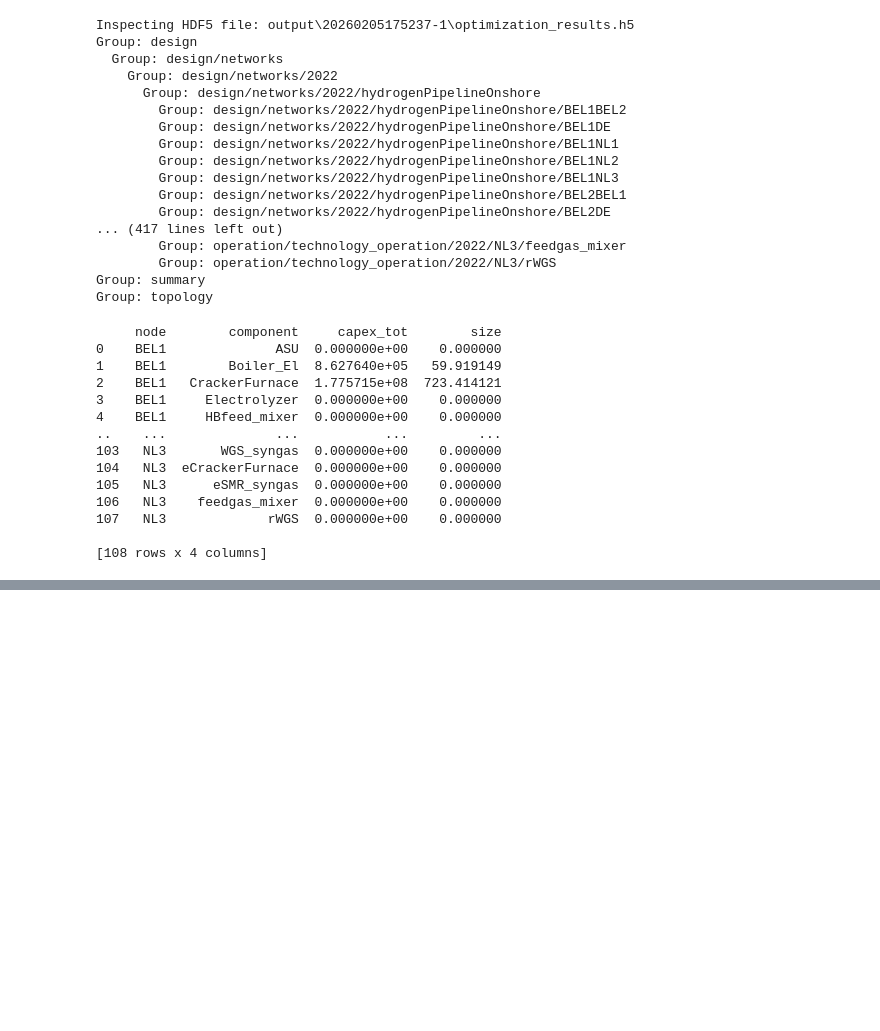
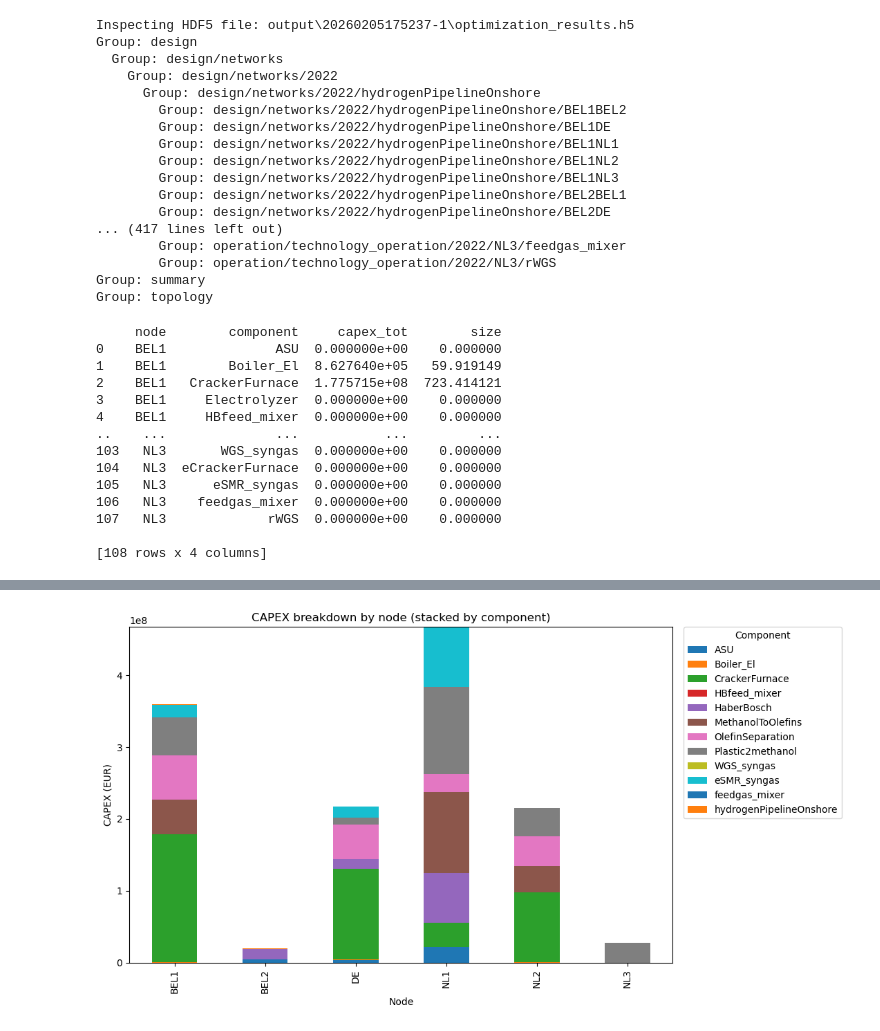
Before and after one commit to AlessandroMagnino/AdOpT-NET0_my, a Jupyter notebook: output_analysers/h5_reader.ipynb, the cells around one changed output, grey strips where cells are left out. Drawn from its saved outputs; the diff is of its cells as text; code cells hidden in the pictures; blank space fills up the shorter version.

```diff
--- a/output_analysers/h5_reader.ipynb
+++ b/output_analysers/h5_reader.ipynb
@@ -455,10 +455,11 @@ def load_networks_design_results(dataset_name: str,
                 edge_path = f"{g_network_path}/{edge_id}"
                 if edge_path in f:
                     from_node = _to_scalar(f[f"{edge_path}/fromNode"][()]) if f"{edge_path}/fromNode" in f else None
-                    # to_node = _to_scalar(f[f"{edge_path}/toNode"][()]) if f"{edge_path}/toNode" in f else None
+                    to_node = _to_scalar(f[f"{edge_path}/toNode"][()]) if f"{edge_path}/toNode" in f else None
                     val = _to_scalar(f[f"{edge_path}/{dataset_name}"][()]) if f"{edge_path}/{dataset_name}" in f else np.nan
                     val = float(val)/2 if val is not None else np.nan  # divide by 2 to split capex between from/to
                     rows.append({"node": str(from_node), "component": str(network), dataset_name: val if val is not None else np.nan})
+                    rows.append({"node": str(to_node), "component": str(network), dataset_name: val if val is not None else np.nan})
 
     df = pd.DataFrame(rows)
 
@@ -466,6 +467,26 @@ def load_networks_design_results(dataset_name: str,
     df = df.groupby(["node", "component"], as_index=False)[dataset_name].sum()
 
     return df
+
+def merge_tech_and_ntw(tech_df: pd.DataFrame, ntw_df: pd.DataFrame, dataset_name: tuple[str, str], column_name: str) -> pd.DataFrame:
+    """
+    Combines the two dfs
+    """
+    # rename dataset columns to a common name for merging
+    # if in df there is a column with one of the dataset_name values, rename it to column_name
+    for col_name in dataset_name:
+        if col_name in tech_df.columns:
+            tech_df = tech_df.rename(columns={col_name: column_name})
+        if col_name in ntw_df.columns:
+            ntw_df = ntw_df.rename(columns={col_name: column_name})
+
+    # merge the two dfs together on node/component, keeping all rows (outer join) and filling missing values with 0
+    merged_df = pd.concat([tech_df[['node', 'component', column_name]],
+                           ntw_df[['node', 'component', column_name]]],
+                           ignore_index=True)
+    merged_df[column_name] = pd.to_numeric(merged_df[column_name], errors="coerce").fillna(0.0)
+
+    return merged_df
 
 def plot_stacked_capex_by_node(df: pd.DataFrame,
                               capex_col: str = "capex_tot",
@@ -495,38 +516,42 @@ def plot_stacked_capex_by_node(df: pd.DataFrame,
     if top_n_components is not None and top_n_components > 0 and pivot.shape[1] > top_n_components:
         totals = pivot.sum(axis=0).sort_values(ascending=False)
         keep = totals.index[:top_n_components]
         other = pivot.drop(columns=keep).sum(axis=1)
         pivot = pivot[keep].copy()
         pivot["Other"] = other
 
     # plot
     ax = pivot.plot(kind="bar", stacked=True, figsize=(11, 6))
     ax.set_ylabel("CAPEX (EUR)")
     ax.set_xlabel("Node")
     ax.set_title("CAPEX breakdown by node (stacked by component)")
     ax.legend(title="Component", bbox_to_anchor=(1.02, 1), loc="upper left", borderaxespad=0)
 
     plt.tight_layout()
     plt.show()
 
 # Main
-h5_path = r"output\20260206153536-1\optimization_results.h5"
+h5_path = r"output\20260209175611-1\optimization_results.h5"
 year = "2022"
 
 base = create_base_df(h5_path, year=year)
 base_tech = load_technologies_design_results("capex_tot", h5_path, year=year, base_df=base)
 base_ntw = load_networks_design_results("capex", h5_path, year=year, base_df=base)
+
+base_combined = merge_tech_and_ntw(base_tech, base_ntw, dataset_name=("capex_tot", "capex"), column_name="capex")
 
 # In case we want to load size as well (not needed for the plot but maybe useful for other analyses):
 # base = load_design_results("size", h5_path, year=year, base_df=base)
 
 # Node order (optional, can be customized or set to None for default sorting)
 node_order = ["BEL1", "BEL2", "DE", "NL1", "NL2", "NL3"]
 
-# plot_stacked_capex_by_node(
-#     base,
-#     capex_col="capex_tot",
-#     node_order=node_order,
-#     top_n_components=None,   # set to something like 10 if the legend explodes
-#     drop_zeros=True
-# )
+plot_stacked_capex_by_node(
+    base_combined,
+    capex_col="capex",
+    node_order=node_order,
+    top_n_components=None,   # set to something like 10 if the legend explodes
+    drop_zeros=True
+)
+# %% [output]
+[figure, added]
```
Also changed, not shown: parts of 1 cell of this notebook, 1 other file.
